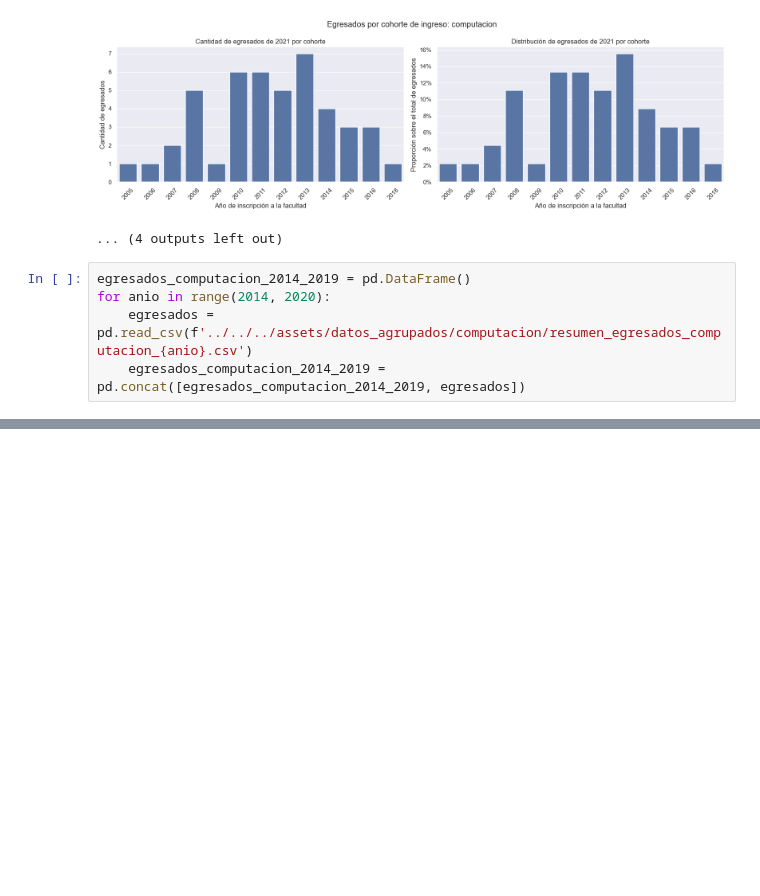
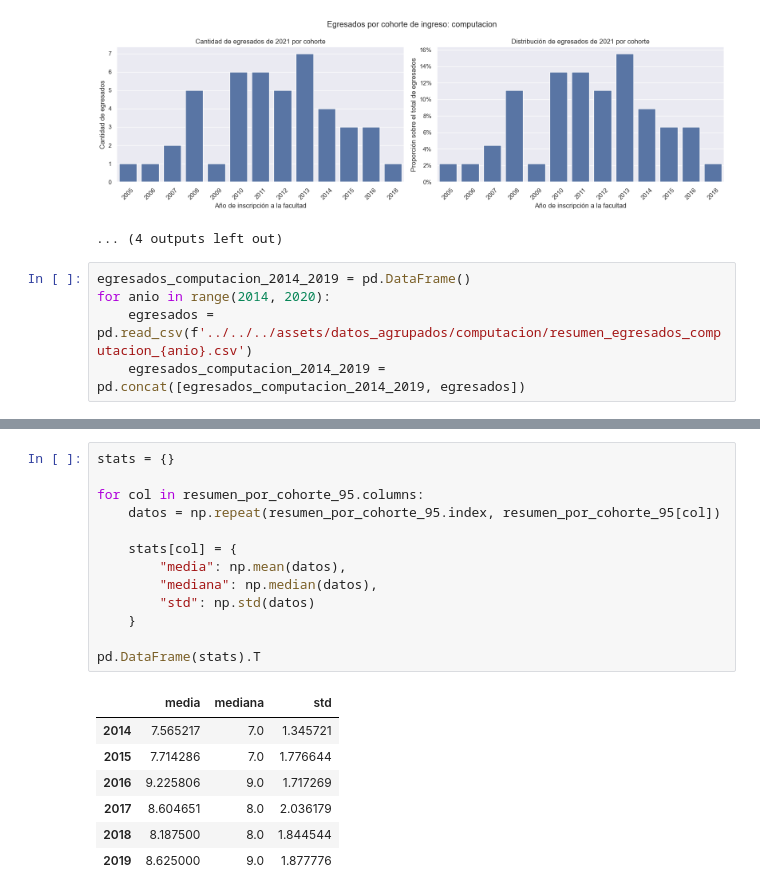
Before and after one commit to solcalloni/modelos-para-prediccion-de-abandono, a Jupyter notebook: packages/exploratory-data-analysis/FCEN_2005_2025/03-analisis_por_carrera_compu.ipynb, the cells around one changed output, grey strips where cells are left out. Drawn from its saved outputs; the diff is of its cells as text; blank space fills up the shorter version.

```diff
--- a/packages/exploratory-data-analysis/FCEN_2005_2025/03-analisis_por_carrera_compu.ipynb
+++ b/packages/exploratory-data-analysis/FCEN_2005_2025/03-analisis_por_carrera_compu.ipynb
@@ -149,0 +185,21 @@ anio_egreso      2014  2015  2016  2017  2018  2019
+# %%
+stats = {}
+
+for col in resumen_por_cohorte_95.columns:
+    datos = np.repeat(resumen_por_cohorte_95.index, resumen_por_cohorte_95[col])
+
+    stats[col] = {
+        "media": np.mean(datos),
+        "mediana": np.median(datos),
+        "std": np.std(datos)
+    }
+
+pd.DataFrame(stats).T
+# %% [output]
+|  | media | mediana | std |
+| 2014 | 7.565217 | 7.0 | 1.345721 |
+| 2015 | 7.714286 | 7.0 | 1.776644 |
+| 2016 | 9.225806 | 9.0 | 1.717269 |
+| 2017 | 8.604651 | 8.0 | 2.036179 |
+| 2018 | 8.187500 | 8.0 | 1.844544 |
+| 2019 | 8.625000 | 9.0 | 1.877776 |
```
Also changed, not shown: parts of 12 cells of this notebook, 4 other files.
